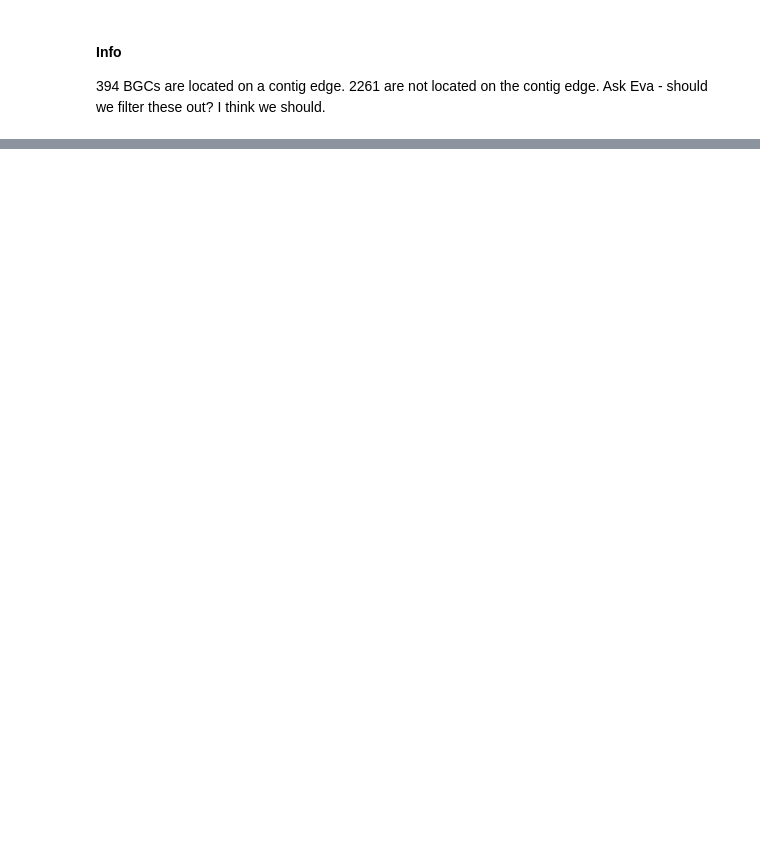
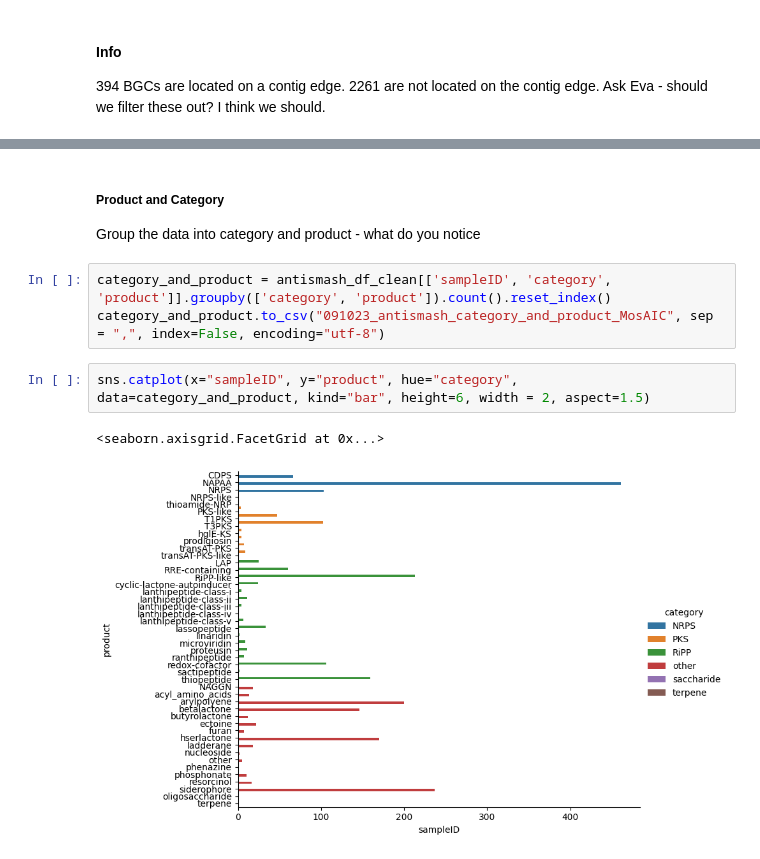
Before and after one commit to aidanfoo96/MosAIC_BGC, a Jupyter notebook: 01_QC_Metrics_antiSMASH_GBK.ipynb, the cells around one changed output, grey strips where cells are left out. Cells and saved outputs as stored; diff of their text form; blank space fills up the shorter version.

```diff
--- a/01_QC_Metrics_antiSMASH_GBK.ipynb
+++ b/01_QC_Metrics_antiSMASH_GBK.ipynb
@@ -136,0 +210,11 @@ Ask Eva - should we filter these out? I think we should.
+# %% [markdown]
+##### Product and Category
+Group the data into category and product - what do you notice
+# %%
+category_and_product = antismash_df_clean[['sampleID', 'category', 'product']].groupby(['category', 'product']).count().reset_index()
+category_and_product.to_csv("091023_antismash_category_and_product_MosAIC", sep = ",", index=False, encoding="utf-8")
+# %%
+sns.catplot(x="sampleID", y="product", hue="category", data=category_and_product, kind="bar", height=6, width = 2, aspect=1.5)
+# %% [output]
+<seaborn.axisgrid.FacetGrid at 0x...>
+[figure, added]
```
Also changed, not shown: parts of 8 cells of this notebook, 1 other file.
